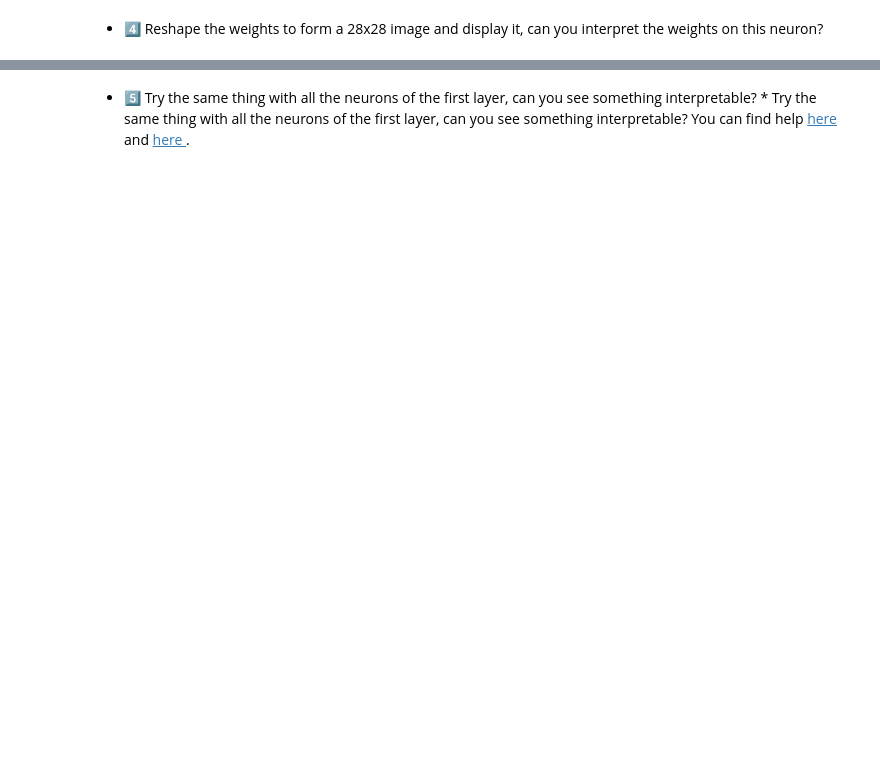
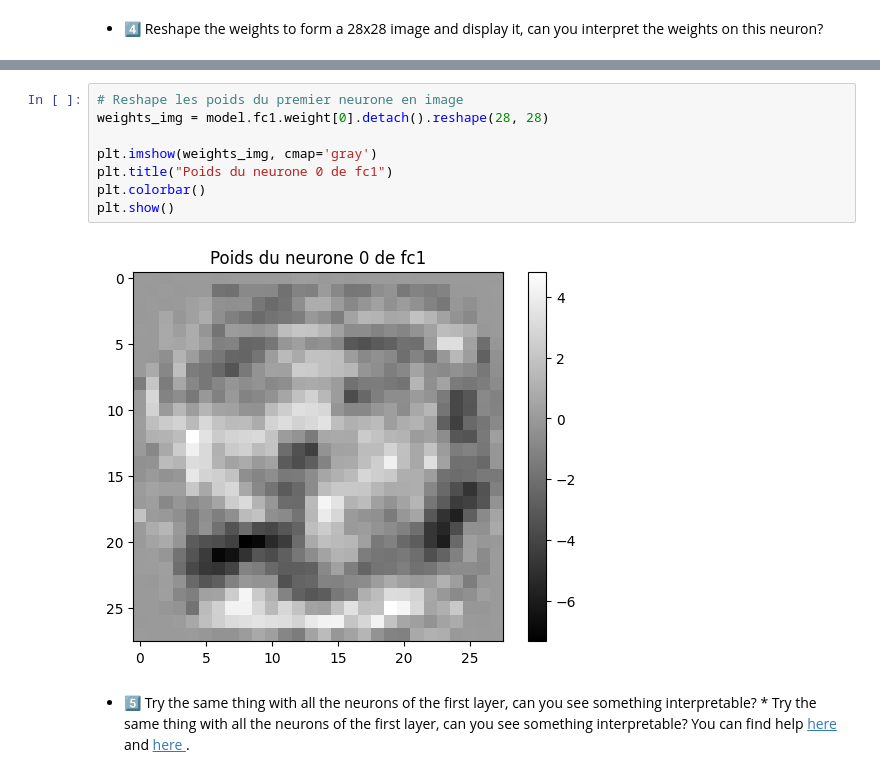
Before and after one commit to Brice601/Fullstack, a Jupyter notebook: DeepLearning/3-IntroToPytorch/Exercices/02-Pytorch_practice_neural_networks.ipynb, the cells around one changed output, grey strips where cells are left out. Drawn from its saved outputs; the diff is of its cells as text; blank space fills up the shorter version.

```diff
--- a/DeepLearning/3-IntroToPytorch/Exercices/02-Pytorch_practice_neural_networks.ipynb
+++ b/DeepLearning/3-IntroToPytorch/Exercices/02-Pytorch_practice_neural_networks.ipynb
@@ -156,2 +251,12 @@ torch.Size([16, 784])
+# %%
+# Reshape les poids du premier neurone en image
+weights_img = model.fc1.weight[0].detach().reshape(28, 28)
+
+plt.imshow(weights_img, cmap='gray')
+plt.title("Poids du neurone 0 de fc1")
+plt.colorbar()
+plt.show()
+# %% [output]
+[figure, added]
 # %% [markdown]
 * 5️⃣ Try the same thing with all the neurons of the first layer, can you see something interpretable? * Try the same thing with all the neurons of the first layer, can you see something interpretable? You can find help <a href="https://plotly.com/python/heatmaps/"> here </a> and <a href="https://plotly.com/python/subplots/"> here </a>.
```
Also changed, not shown: parts of 33 cells of this notebook, 12 other files.
